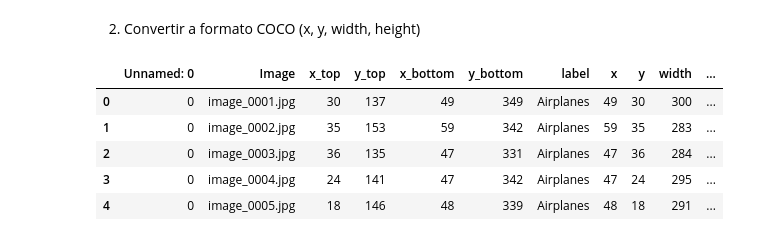
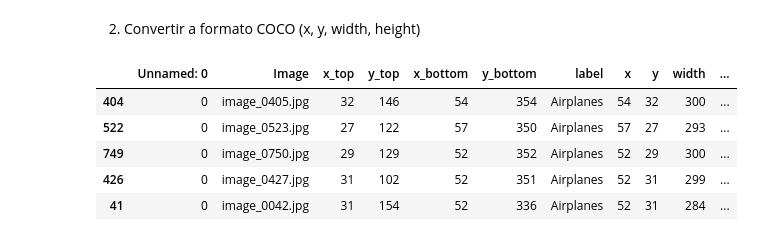
Before and after one commit to cmblandon/computer_vision, a Jupyter notebook: Taller05-Deteccion/taller_05_deteccion.ipynb, the cells around one changed output. Cells and saved outputs as stored; diff of their text form; code cells hidden in the pictures.

```diff
--- a/Taller05-Deteccion/taller_05_deteccion.ipynb
+++ b/Taller05-Deteccion/taller_05_deteccion.ipynb
@@ -92,3 +92,8 @@ Index(['Unnamed: 0', 'Image', 'x_top', 'y_top', 'x_bottom', 'y_bottom',
 | 2 | 0 | image_0003.jpg | 36 | 135 | 47 | 331 | Airplanes |
 | 3 | 0 | image_0004.jpg | 24 | 141 | 47 | 342 | Airplanes |
 | 4 | 0 | image_0005.jpg | 18 | 146 | 48 | 339 | Airplanes |
+# %%
+from sklearn.model_selection import train_test_split
+
+# Partición 70% train, 30% test
+df_train, df_test = train_test_split(df, test_size=0.3, random_state=42, shuffle=True)
@@ -97,40 +120,40 @@ Index(['Unnamed: 0', 'Image', 'x_top', 'y_top', 'x_bottom', 'y_bottom',
 # %%
 # Función para corregir etiquetas (coordenadas)
 def corners_to_coco(x_top, y_top, x_bottom, y_bottom):
     x = x_bottom
     y = x_top
     width = y_bottom - x_bottom
     height = y_top - x_top
     return [x, y, width, height]
 
 # Recalcular las coordenadas usando la función corregida
-df[['x', 'y', 'width', 'height']] = df.apply(
+df_train[['x', 'y', 'width', 'height']] = df_train.apply(
     lambda row: pd.Series(corners_to_coco(row['x_top'], row['y_top'], row['x_bottom'], row['y_bottom'])),
     axis=1
 )
 
 # Coordenadas finales
-df['x2'] = df['x'] + df['width']
-df['y2'] = df['y'] + df['height']
+df_train['x2'] = df_train['x'] + df_train['width']
+df_train['y2'] = df_train['y'] + df_train['height']
 
 # Normalizar para entrenamiento
 IMAGE_WIDTH = 512
 IMAGE_HEIGHT = 512
-df['x_norm'] = df['x'] / IMAGE_WIDTH
-df['y_norm'] = df['y'] / IMAGE_HEIGHT
-df['x2_norm'] = df['x2'] / IMAGE_WIDTH
-df['y2_norm'] = df['y2'] / IMAGE_HEIGHT
+df_train['x_norm'] = df_train['x'] / IMAGE_WIDTH
+df_train['y_norm'] = df_train['y'] / IMAGE_HEIGHT
+df_train['x2_norm'] = df_train['x2'] / IMAGE_WIDTH
+df_train['y2_norm'] = df_train['y2'] / IMAGE_HEIGHT
 
 # Vector para regresión
-df['bbox_norm'] = df[['x_norm', 'y_norm', 'x2_norm', 'y2_norm']].values.tolist()
+df_train['bbox_norm'] = df_train[['x_norm', 'y_norm', 'x2_norm', 'y2_norm']].values.tolist()
 
 # Agregar ruta de imagen
-df['image_path'] = df['Image'].apply(lambda x: f"data/airplanes/airplanes/{x}")
-df.head()
+df_train['image_path'] = df_train['Image'].apply(lambda x: f"data/airplanes/airplanes/{x}")
+df_train.head()
 # %% [output]
 |  | Unnamed: 0 | Image | x_top | y_top | x_bottom | y_bottom | label | x | y | width | ... |
-| 0 | 0 | image_0001.jpg | 30 | 137 | 49 | 349 | Airplanes | 49 | 30 | 300 | ... |
-| 1 | 0 | image_0002.jpg | 35 | 153 | 59 | 342 | Airplanes | 59 | 35 | 283 | ... |
-| 2 | 0 | image_0003.jpg | 36 | 135 | 47 | 331 | Airplanes | 47 | 36 | 284 | ... |
-| 3 | 0 | image_0004.jpg | 24 | 141 | 47 | 342 | Airplanes | 47 | 24 | 295 | ... |
-| 4 | 0 | image_0005.jpg | 18 | 146 | 48 | 339 | Airplanes | 48 | 18 | 291 | ... |
+| 404 | 0 | image_0405.jpg | 32 | 146 | 54 | 354 | Airplanes | 54 | 32 | 300 | ... |
+| 522 | 0 | image_0523.jpg | 27 | 122 | 57 | 350 | Airplanes | 57 | 27 | 293 | ... |
+| 749 | 0 | image_0750.jpg | 29 | 129 | 52 | 352 | Airplanes | 52 | 29 | 300 | ... |
+| 426 | 0 | image_0427.jpg | 31 | 102 | 52 | 351 | Airplanes | 52 | 31 | 299 | ... |
+| 41 | 0 | image_0042.jpg | 31 | 154 | 52 | 336 | Airplanes | 52 | 31 | 284 | ... |
```
Also changed, not shown: parts of 9 cells of this notebook, 1 other file.
